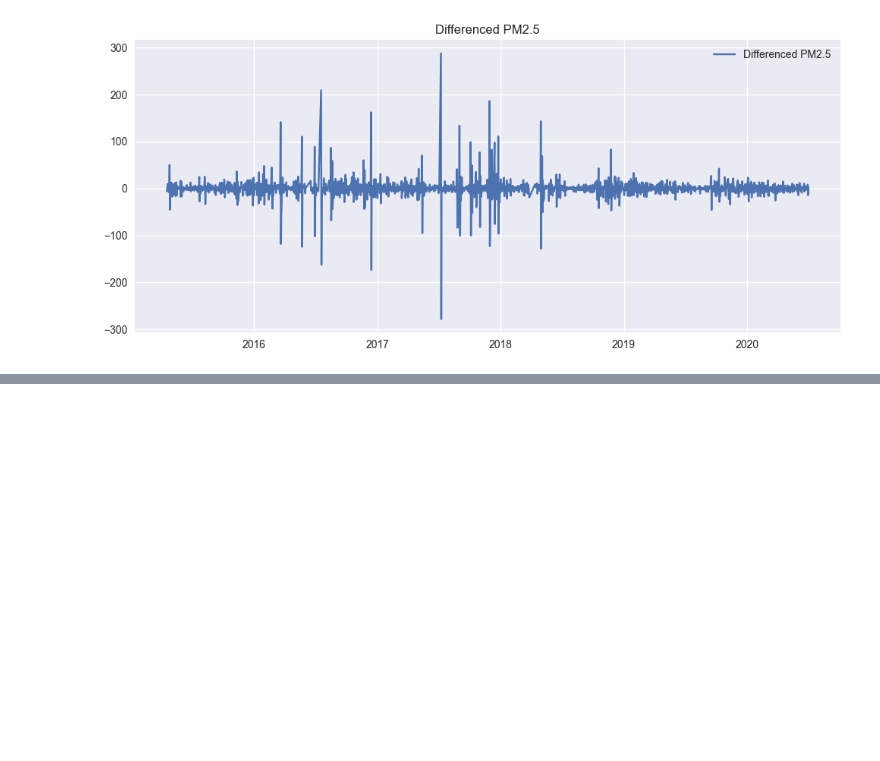
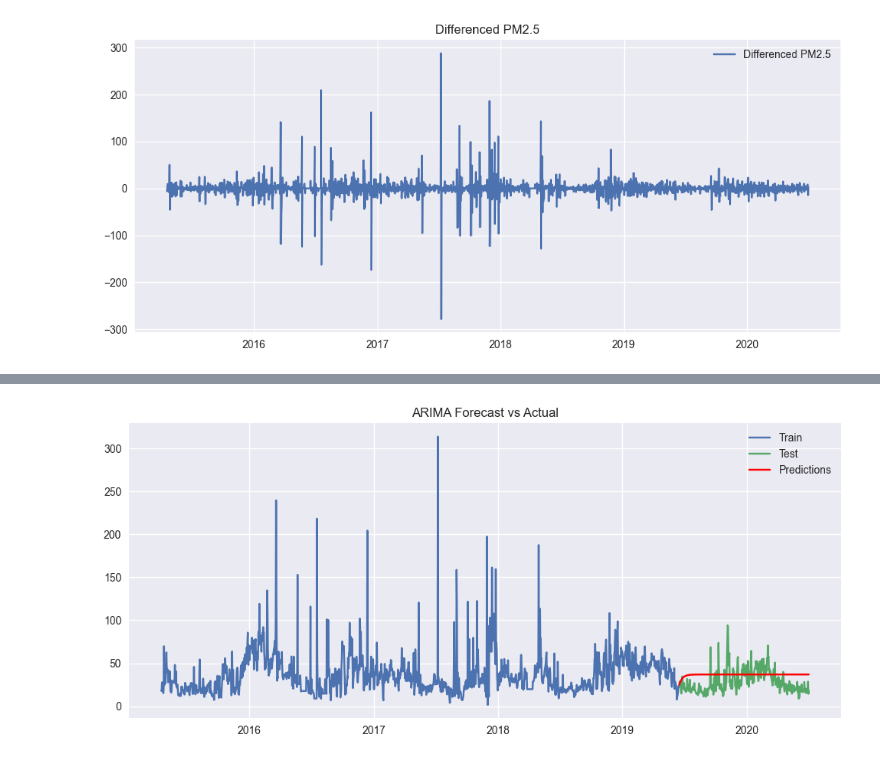
Before and after one commit to Yashvi75/bangalore-air-quality-forecasting, a Jupyter notebook: notebooks/time_series_analysis.ipynb, the cells around one changed output, grey strips where cells are left out. Cells and saved outputs as stored; diff of their text form; code cells hidden in the pictures; blank space fills up the shorter version.

Commit message:
Completed ARIMA modeling, parameter tuning, and evaluation using MAE

```diff
--- a/notebooks/time_series_analysis.ipynb
+++ b/notebooks/time_series_analysis.ipynb
@@ -116,6 +116,9 @@ decomposition.plot()
 plt.show()
 # %% [output]
 [figure]
+# %%
+blr_df = blr_df.asfreq('D')
+blr_df = blr_df.ffill()
 # %%
 #ADF Test (Original Data)
 
@@ -166,0 +170,10 @@ p-value: 7.027134046778601e-26
+# %%
+# Train-Test Split
+
+train_size = int(len(blr_df) * 0.8)
+
+train = blr_df['PM2.5'][:train_size]
+test = blr_df['PM2.5'][train_size:]
+
+print("Train size:", len(train))
+print("Test size:", len(test))
@@ -166,0 +183,8 @@ p-value: 7.027134046778601e-26
+# %%
+# Build ARIMA Model
+from statsmodels.tsa.arima.model import ARIMA
+
+model = ARIMA(train, order=(1,0,1))
+model_fit = model.fit()
+
+print(model_fit.summary())
@@ -166,0 +209,16 @@ p-value: 7.027134046778601e-26
+# %%
+# Make Predictions
+predictions = model_fit.forecast(steps=len(test))
+# %%
+# Plot Results
+plt.figure(figsize=(12,5))
+
+plt.plot(train.index, train, label='Train')
+plt.plot(test.index, test, label='Test')
+plt.plot(test.index, predictions, label='Predictions', color='red')
+
+plt.title('ARIMA Forecast vs Actual')
+plt.legend()
+plt.show()
+# %% [output]
+[figure, added]
```
Also changed, not shown: parts of 12 cells of this notebook.
